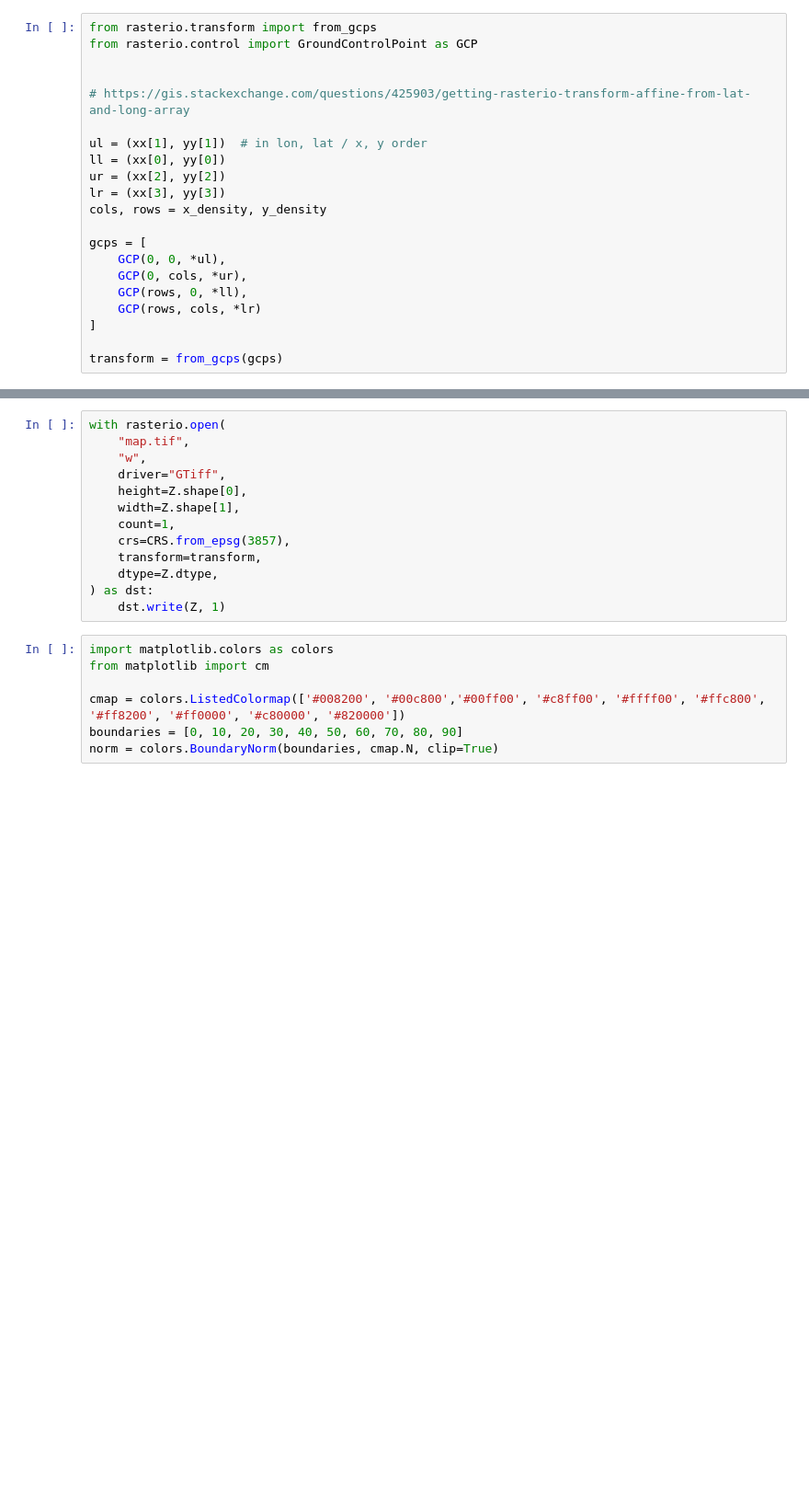
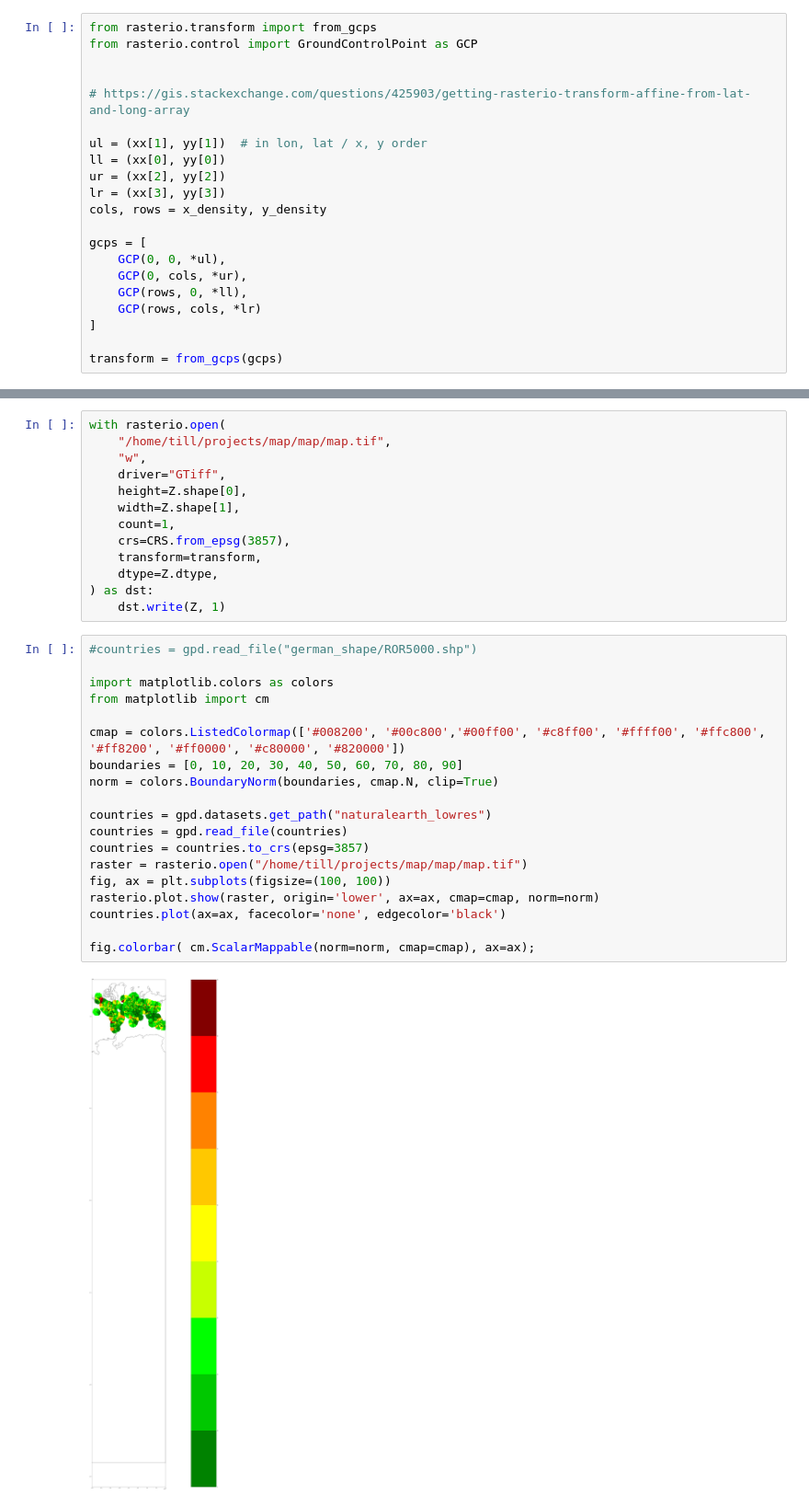
Before and after one commit to tillwenke/heatchmap, a Jupyter notebook: map/map_gpd_rasterio.ipynb, the cells around one changed output, grey strips where cells are left out. Shown: that part at 92% size. Cells and saved outputs as stored; diff of their text form; blank space fills up the shorter version.

```diff
--- a/map/map_gpd_rasterio.ipynb
+++ b/map/map_gpd_rasterio.ipynb
@@ -156,6 +135,6 @@ plt.show()
 # %%
 with rasterio.open(
-    "map.tif",
+    "/home/till/projects/map/map/map.tif",
     "w",
     driver="GTiff",
     height=Z.shape[0],
@@ -167,9 +146,23 @@ with rasterio.open(
 ) as dst:
     dst.write(Z, 1)
 # %%
+#countries = gpd.read_file("german_shape/ROR5000.shp")
+
 import matplotlib.colors as colors
 from matplotlib import cm
 
 cmap = colors.ListedColormap(['#008200', '#00c800','#00ff00', '#c8ff00', '#ffff00', '#ffc800', '#ff8200', '#ff0000', '#c80000', '#820000'])
 boundaries = [0, 10, 20, 30, 40, 50, 60, 70, 80, 90]
 norm = colors.BoundaryNorm(boundaries, cmap.N, clip=True)
+
+countries = gpd.datasets.get_path("naturalearth_lowres")
+countries = gpd.read_file(countries)
+countries = countries.to_crs(epsg=3857)
+raster = rasterio.open("/home/till/projects/map/map/map.tif")
+fig, ax = plt.subplots(figsize=(100, 100))
+rasterio.plot.show(raster, origin='lower', ax=ax, cmap=cmap, norm=norm)
+countries.plot(ax=ax, facecolor='none', edgecolor='black')
+
+fig.colorbar( cm.ScalarMappable(norm=norm, cmap=cmap), ax=ax);
+# %% [output]
+[figure, added]
```
Also changed, not shown: parts of 9 cells of this notebook, 1 other file.
